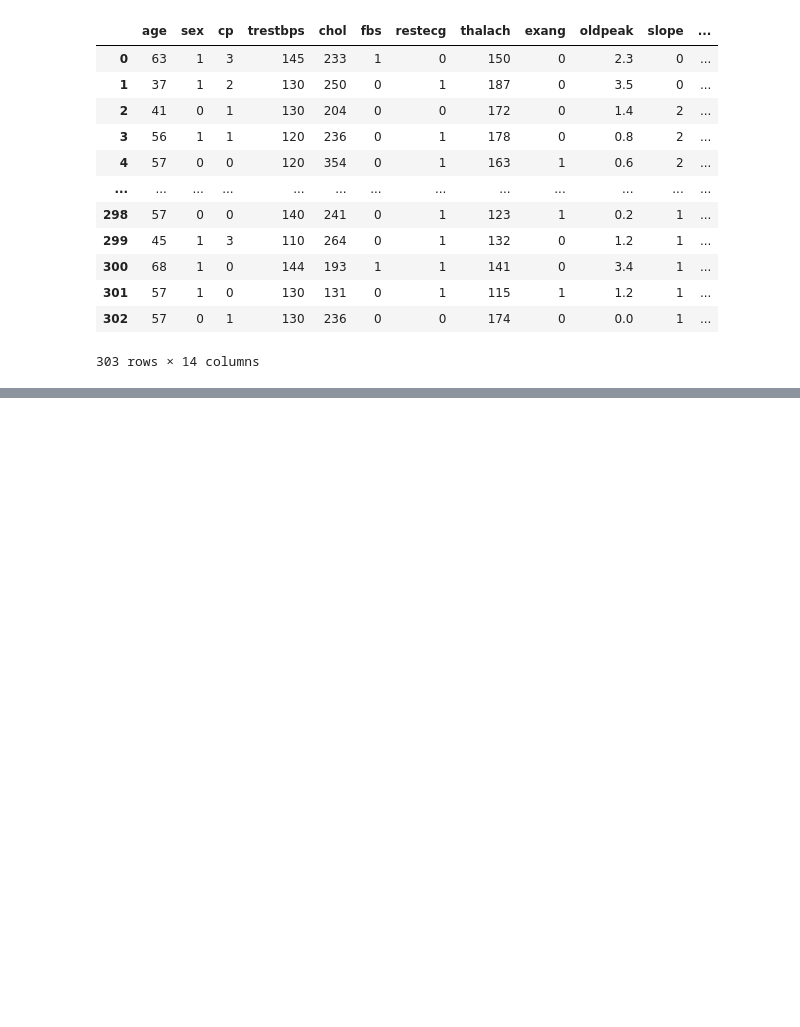
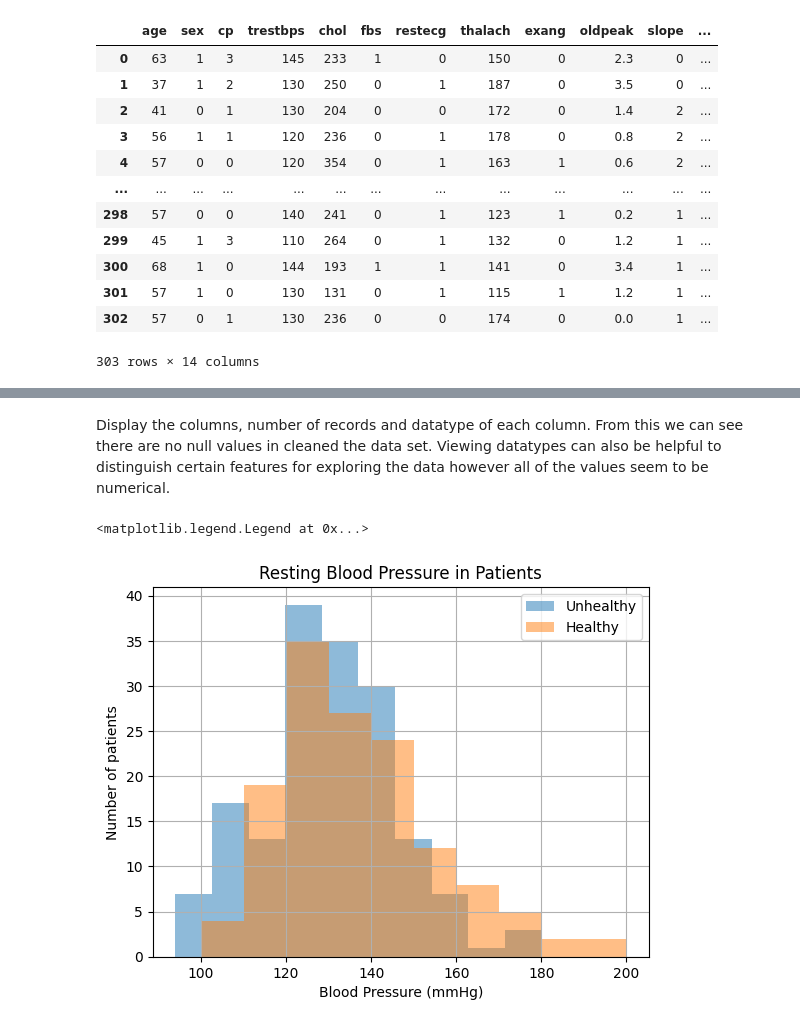
Before and after one commit to Valentin-Iva/Team-2-Project, a Jupyter notebook: team_2_project.ipynb, the cells around one changed output, grey strips where cells are left out. Cells and saved outputs as stored; diff of their text form; code cells hidden in the pictures; blank space fills up the shorter version.

Commit message:
Visualisation notebook

```diff
--- a/team_2_project.ipynb
+++ b/team_2_project.ipynb
@@ -69,0 +205,25 @@ dtype: int64
+# %% [markdown]
+Display the columns, number of records and datatype of each column. From this we can see there are no null values in cleaned the data set. Viewing datatypes can also be helpful to distinguish certain features for exploring the data however all of the values seem to be numerical.
+# %%
+import pandas as pd
+import numpy as np
+import matplotlib.pyplot as plt
+import seaborn as sns
+import plotly.offline as py
+
+# Create two dataframes to compare
+diseaseDF = pd.read_csv("cleanedData.csv")
+diseaseDF = diseaseDF[diseaseDF.target == 1]
+
+healthyDF = pd.read_csv("cleanedData.csv")
+healthyDF = healthyDF[healthyDF.target == 0]
+
+diseaseDF["trestbps"].hist(alpha=0.5)
+healthyDF["trestbps"].hist(alpha=0.5)
+plt.title("Resting Blood Pressure in Patients")
+plt.xlabel("Blood Pressure (mmHg)")
+plt.ylabel("Number of patients")
+plt.legend(["Unhealthy","Healthy"])
+# %% [output]
+<matplotlib.legend.Legend at 0x...>
+[figure, added]
```
Also changed, not shown: parts of 26 cells of this notebook.
